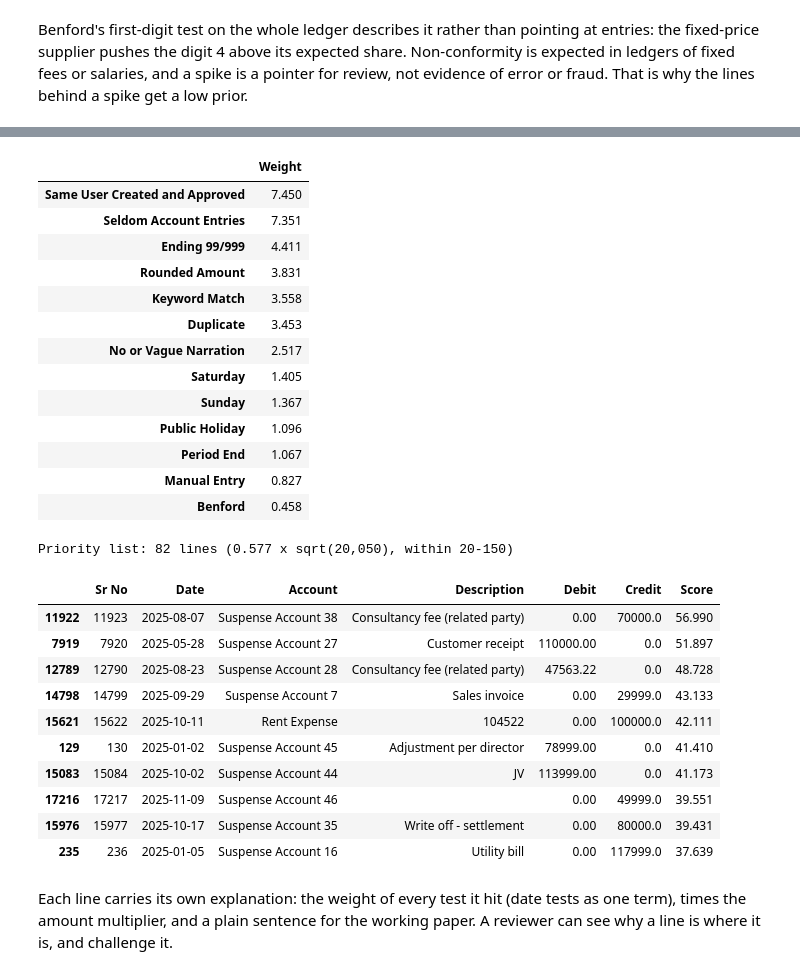
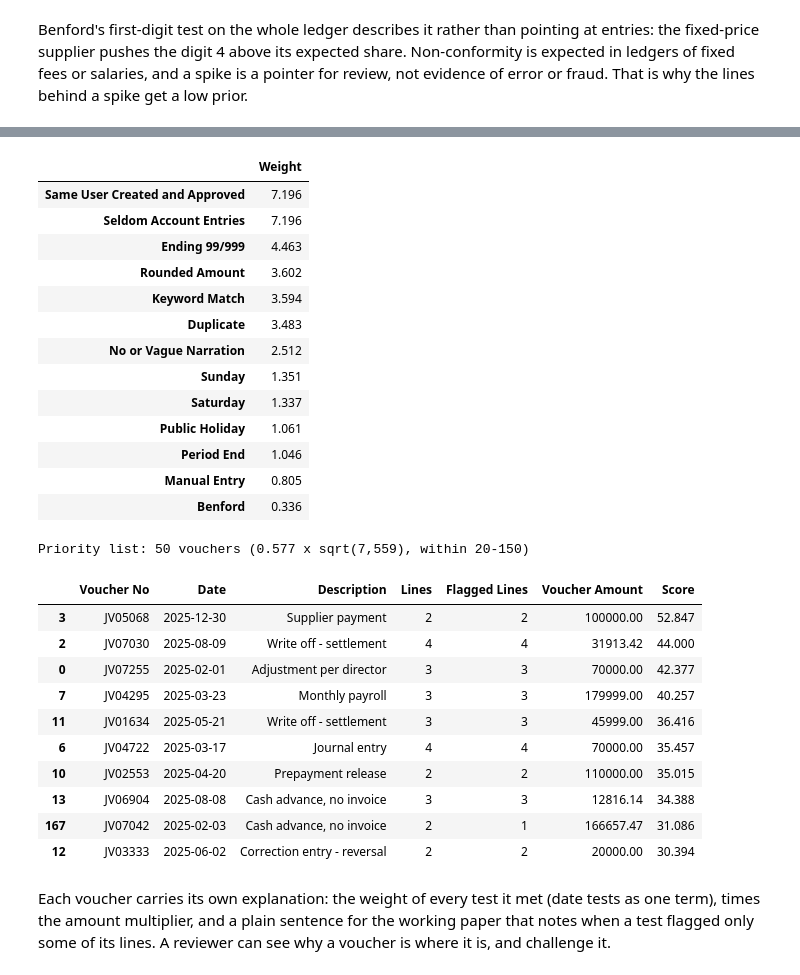
Before and after one commit to luke-menezes/gl-risk-scoring, a Jupyter notebook: notebooks/demo.ipynb, the cells around one changed output, grey strips where cells are left out. Drawn from its saved outputs; the diff is of its cells as text; code cells hidden in the pictures.

```diff
--- a/notebooks/demo.ipynb
+++ b/notebooks/demo.ipynb
@@ -120,7 +123,8 @@ holiday is one calendar signal, not two), scales Benford by amount diversity, an
 # %%
-flagged = flags.consolidate(ledger, python_flags, idea_flags)
-print(f"{len(flagged):,} lines flagged by at least one test "
-      f"({len(flagged) / len(ledger):.0%} of the ledger)")
-plots.flag_overlap(flagged)
+lines = flags.consolidate(ledger, python_flags, idea_flags, min_flags=0)   # every line: vouchers need them all
+vouchers = scoring.to_vouchers(lines, amount_cols)
+print(f"{(lines['N Flags'] > 0).sum():,} lines flagged by at least one test, in {len(vouchers):,} vouchers "
+      f"({len(vouchers) / vouchers.attrs['n_rows']:.0%} of the vouchers)")
+plots.flag_overlap(vouchers)
 plt.show()
 # %% [output]
@@ -129,42 +133,42 @@ plt.show()
 # %%
-scored = scoring.score_flags(flagged, amount_cols, top_n=None)
+scored = scoring.score_flags(vouchers, ["Voucher Amount"], top_n=None)
 pd.Series(scored.attrs["weights"], name="Weight").sort_values(ascending=False).to_frame()
 # %% [output]
 |  | Weight |
-| Same User Created and Approved | 7.450 |
-| Seldom Account Entries | 7.351 |
-| Ending 99/999 | 4.411 |
-| Rounded Amount | 3.831 |
-| Keyword Match | 3.558 |
-| Duplicate | 3.453 |
-| No or Vague Narration | 2.517 |
-| Saturday | 1.405 |
-| Sunday | 1.367 |
-| Public Holiday | 1.096 |
-| Period End | 1.067 |
-| Manual Entry | 0.827 |
-| Benford | 0.458 |
+| Same User Created and Approved | 7.196 |
+| Seldom Account Entries | 7.196 |
+| Ending 99/999 | 4.463 |
+| Rounded Amount | 3.602 |
+| Keyword Match | 3.594 |
+| Duplicate | 3.483 |
+| No or Vague Narration | 2.512 |
+| Sunday | 1.351 |
+| Saturday | 1.337 |
+| Public Holiday | 1.061 |
+| Period End | 1.046 |
+| Manual Entry | 0.805 |
+| Benford | 0.336 |
 # %%
-k = scoring.priority_list_size(len(ledger))
+k = scoring.priority_list_size(vouchers.attrs["n_rows"])
 priority = scored.head(k)
-print(f"Priority list: {k} lines (0.577 x sqrt({len(ledger):,}), within 20-150)")
-priority[["Sr No", "Date", "Account", "Description", *amount_cols, "Score"]].head(10)
+print(f"Priority list: {k} vouchers (0.577 x sqrt({vouchers.attrs['n_rows']:,}), within 20-150)")
+priority[["Voucher No", "Date", "Description", "Lines", "Flagged Lines", "Voucher Amount", "Score"]].head(10)
 # %% [output]
-Priority list: 82 lines (0.577 x sqrt(20,050), within 20-150)
+Priority list: 50 vouchers (0.577 x sqrt(7,559), within 20-150)
-|  | Sr No | Date | Account | Description | Debit | Credit | Score |
-| 11922 | 11923 | 2025-08-07 | Suspense Account 38 | Consultancy fee (related party) | 0.00 | 70000.0 | 56.990 |
-| 7919 | 7920 | 2025-05-28 | Suspense Account 27 | Customer receipt | 110000.00 | 0.0 | 51.897 |
-| 12789 | 12790 | 2025-08-23 | Suspense Account 28 | Consultancy fee (related party) | 47563.22 | 0.0 | 48.728 |
-| 14798 | 14799 | 2025-09-29 | Suspense Account 7 | Sales invoice | 0.00 | 29999.0 | 43.133 |
-| 15621 | 15622 | 2025-10-11 | Rent Expense | 104522 | 0.00 | 100000.0 | 42.111 |
-| 129 | 130 | 2025-01-02 | Suspense Account 45 | Adjustment per director | 78999.00 | 0.0 | 41.410 |
-| 15083 | 15084 | 2025-10-02 | Suspense Account 44 | JV | 113999.00 | 0.0 | 41.173 |
-| 17216 | 17217 | 2025-11-09 | Suspense Account 46 |  | 0.00 | 49999.0 | 39.551 |
-| 15976 | 15977 | 2025-10-17 | Suspense Account 35 | Write off - settlement | 0.00 | 80000.0 | 39.431 |
-| 235 | 236 | 2025-01-05 | Suspense Account 16 | Utility bill | 0.00 | 117999.0 | 37.639 |
+|  | Voucher No | Date | Description | Lines | Flagged Lines | Voucher Amount | Score |
+| 3 | JV05068 | 2025-12-30 | Supplier payment | 2 | 2 | 100000.00 | 52.847 |
+| 2 | JV07030 | 2025-08-09 | Write off - settlement | 4 | 4 | 31913.42 | 44.000 |
+| 0 | JV07255 | 2025-02-01 | Adjustment per director | 3 | 3 | 70000.00 | 42.377 |
+| 7 | JV04295 | 2025-03-23 | Monthly payroll | 3 | 3 | 179999.00 | 40.257 |
+| 11 | JV01634 | 2025-05-21 | Write off - settlement | 3 | 3 | 45999.00 | 36.416 |
+| 6 | JV04722 | 2025-03-17 | Journal entry | 4 | 4 | 70000.00 | 35.457 |
+| 10 | JV02553 | 2025-04-20 | Prepayment release | 2 | 2 | 110000.00 | 35.015 |
+| 13 | JV06904 | 2025-08-08 | Cash advance, no invoice | 3 | 3 | 12816.14 | 34.388 |
+| 167 | JV07042 | 2025-02-03 | Cash advance, no invoice | 2 | 1 | 166657.47 | 31.086 |
+| 12 | JV03333 | 2025-06-02 | Correction entry - reversal | 2 | 2 | 20000.00 | 30.394 |
 # %% [markdown]
-Each line carries its own explanation: the weight of every test it hit (date tests as one
-term), times the amount multiplier, and a plain sentence for the working paper. A reviewer can see
-why a line is where it is, and challenge it.
+Each voucher carries its own explanation: the weight of every test it met (date tests as one
+term), times the amount multiplier, and a plain sentence for the working paper that notes when a test
+flagged only some of its lines. A reviewer can see why a voucher is where it is, and challenge it.
 # %%
 with pd.option_context("display.max_colwidth", None):
```
Also changed, not shown: parts of 15 cells of this notebook, 24 other files.
